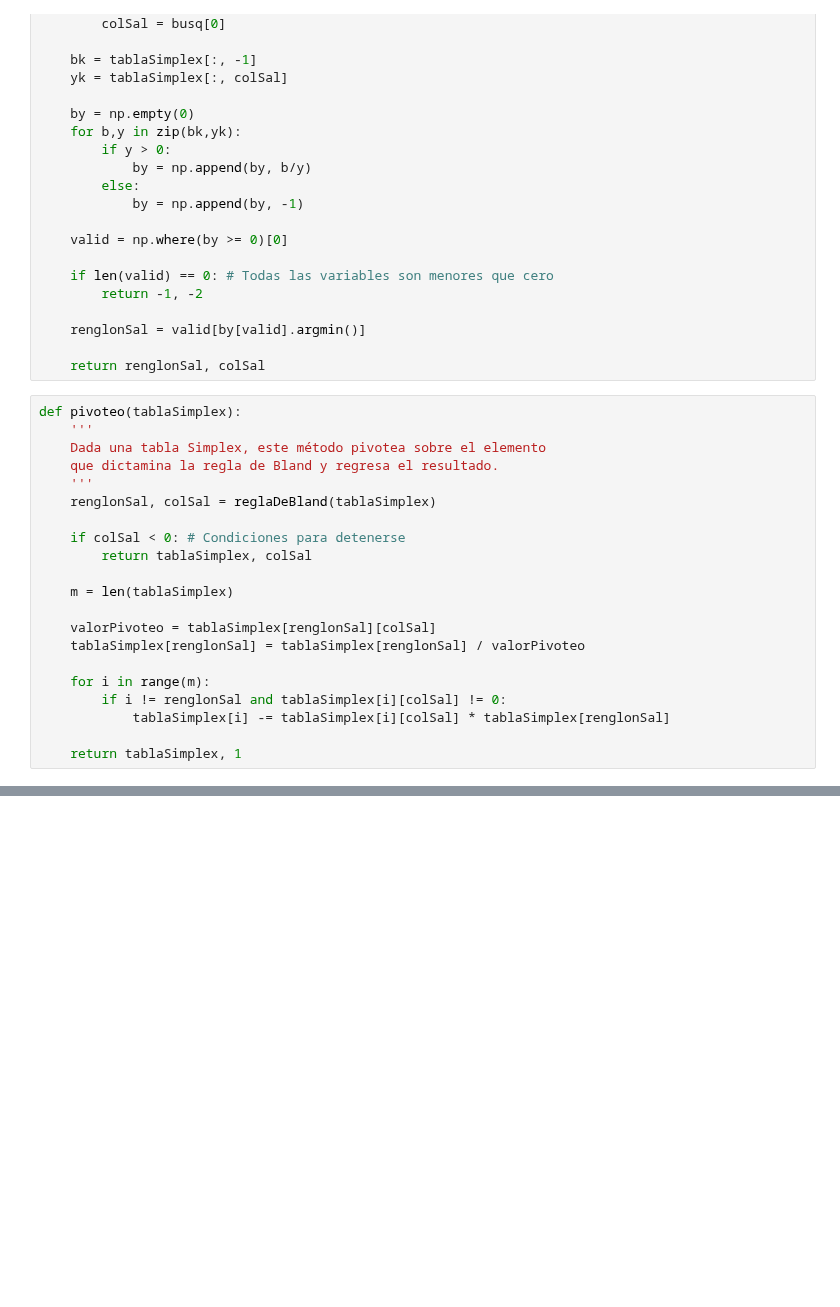
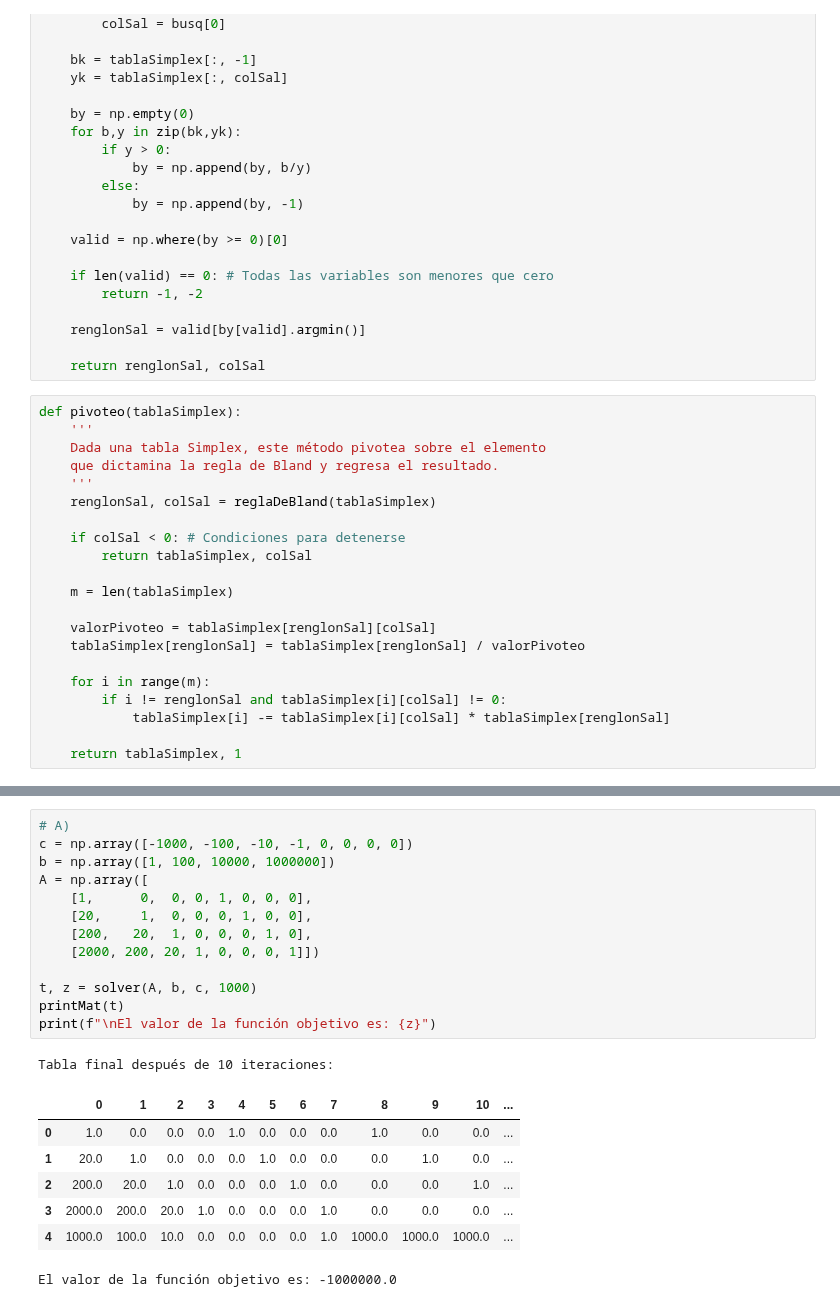
Before and after one commit to betomqz/progra-lineal-proyecto, a Jupyter notebook: Simplex.ipynb, the cells around one changed output, grey strips where cells are left out. Saved outputs shown, nothing was run; the diff lists cells and outputs as text; blank space fills up the shorter version.

```diff
--- a/Simplex.ipynb
+++ b/Simplex.ipynb
@@ -317,0 +306,22 @@ array([0.0, 1000.0, 1997.0, 2.0])
+# %%
+# A)
+c = np.array([-1000, -100, -10, -1, 0, 0, 0, 0])
+b = np.array([1, 100, 10000, 1000000])
+A = np.array([
+    [1,      0,  0, 0, 1, 0, 0, 0],
+    [20,     1,  0, 0, 0, 1, 0, 0],
+    [200,   20,  1, 0, 0, 0, 1, 0],
+    [2000, 200, 20, 1, 0, 0, 0, 1]])
+
+t, z = solver(A, b, c, 1000)
+printMat(t)
+print(f"\nEl valor de la función objetivo es: {z}")
+# %% [output]
+Tabla final después de 10 iteraciones:
+|  | 0 | 1 | 2 | 3 | 4 | 5 | 6 | 7 | 8 | 9 | 10 | ... |
+| 0 | 1.0 | 0.0 | 0.0 | 0.0 | 1.0 | 0.0 | 0.0 | 0.0 | 1.0 | 0.0 | 0.0 | ... |
+| 1 | 20.0 | 1.0 | 0.0 | 0.0 | 0.0 | 1.0 | 0.0 | 0.0 | 0.0 | 1.0 | 0.0 | ... |
+| 2 | 200.0 | 20.0 | 1.0 | 0.0 | 0.0 | 0.0 | 1.0 | 0.0 | 0.0 | 0.0 | 1.0 | ... |
+| 3 | 2000.0 | 200.0 | 20.0 | 1.0 | 0.0 | 0.0 | 0.0 | 1.0 | 0.0 | 0.0 | 0.0 | ... |
+| 4 | 1000.0 | 100.0 | 10.0 | 0.0 | 0.0 | 0.0 | 0.0 | 1.0 | 1000.0 | 1000.0 | 1000.0 | ... |
+El valor de la función objetivo es: -1000000.0
```
Also changed, not shown: parts of 20 cells of this notebook, 7 other files.
